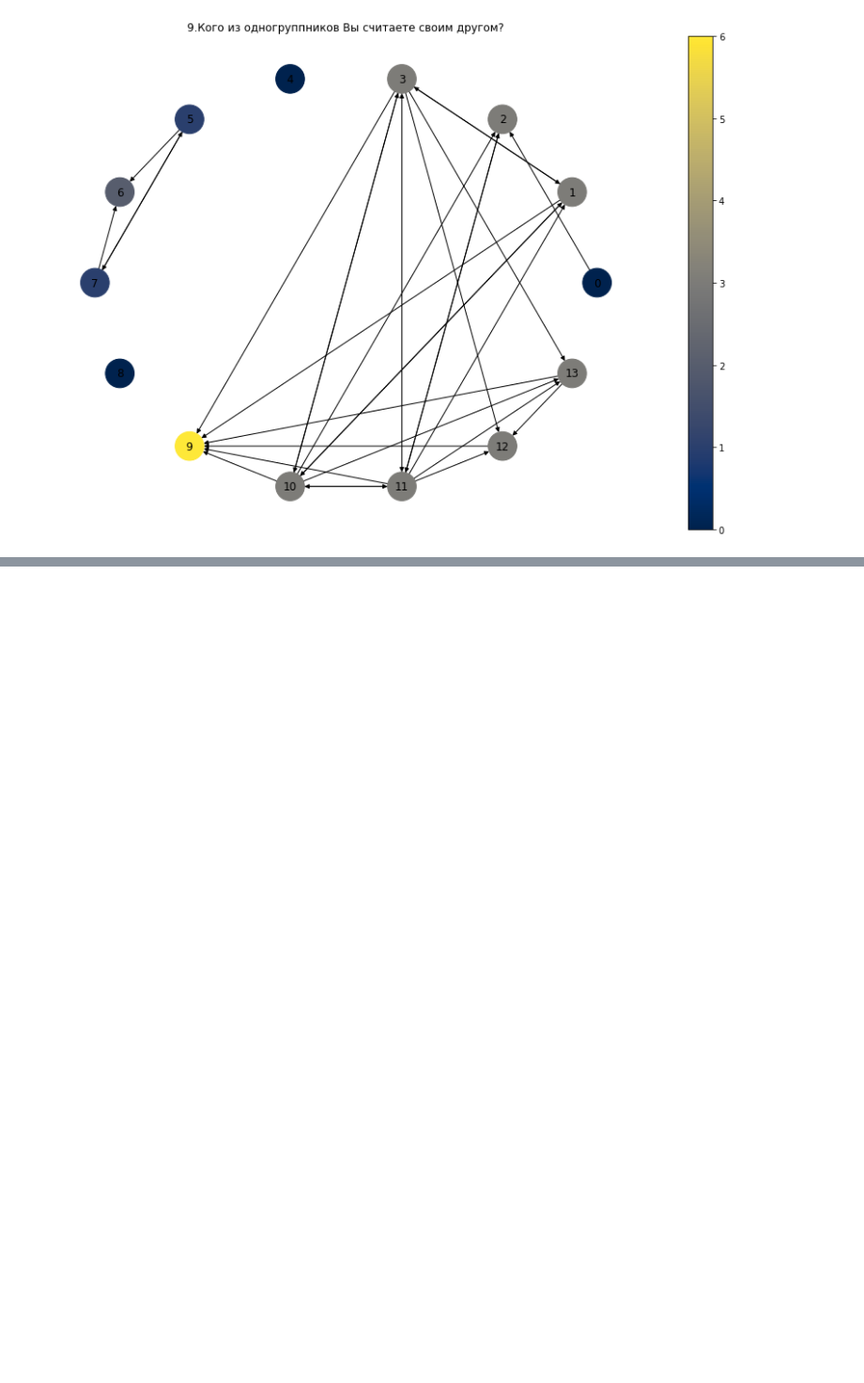
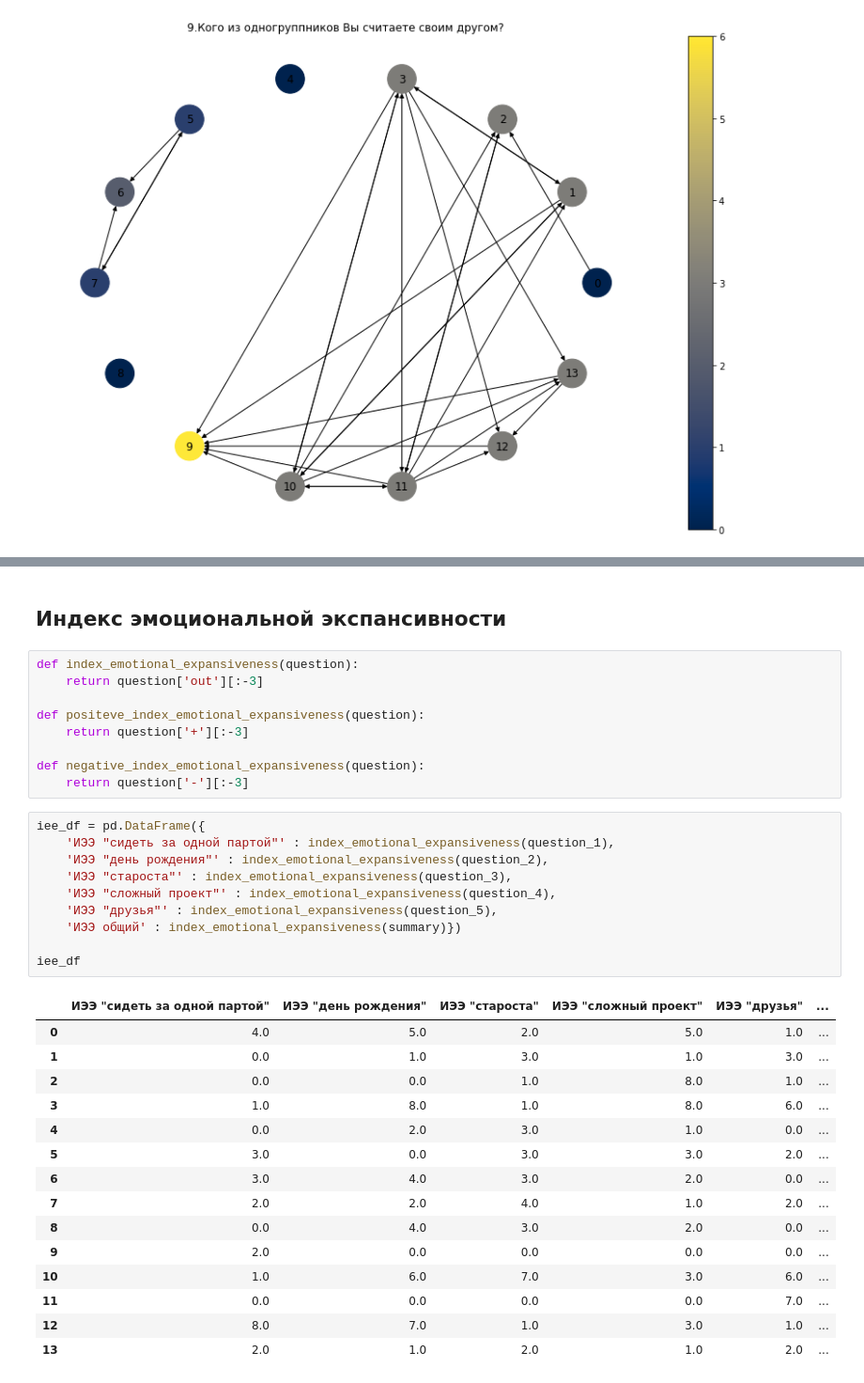
Before and after one commit to aptmess/pm.socio, a Jupyter notebook: code/socio.ipynb, the cells around one changed output, grey strips where cells are left out. Shown: that part at 94% size. Saved outputs shown, nothing was run; the diff lists cells and outputs as text; blank space fills up the shorter version.

```diff
--- a/code/socio.ipynb
+++ b/code/socio.ipynb
@@ -162,0 +204,37 @@ visualisation(M9,'M9')
+# %% [markdown]
+## Индекс эмоциональной экспансивности
+# %%
+def index_emotional_expansiveness(question):
+    return question['out'][:-3]
+
+def positeve_index_emotional_expansiveness(question):
+    return question['+'][:-3]
+
+def negative_index_emotional_expansiveness(question):
+    return question['-'][:-3]
+# %%
+iee_df = pd.DataFrame({
+    'ИЭЭ "сидеть за одной партой"' : index_emotional_expansiveness(question_1),
+    'ИЭЭ "день рождения"' : index_emotional_expansiveness(question_2),
+    'ИЭЭ "староста"' : index_emotional_expansiveness(question_3),
+    'ИЭЭ "сложный проект"' : index_emotional_expansiveness(question_4),
+    'ИЭЭ "друзья"' : index_emotional_expansiveness(question_5),
+    'ИЭЭ общий' : index_emotional_expansiveness(summary)})
+
+iee_df
+# %% [output]
+|  | ИЭЭ "сидеть за одной партой" | ИЭЭ "день рождения" | ИЭЭ "староста" | ИЭЭ "сложный проект" | ИЭЭ "друзья" | ... |
+| 0 | 4.0 | 5.0 | 2.0 | 5.0 | 1.0 | ... |
+| 1 | 0.0 | 1.0 | 3.0 | 1.0 | 3.0 | ... |
+| 2 | 0.0 | 0.0 | 1.0 | 8.0 | 1.0 | ... |
+| 3 | 1.0 | 8.0 | 1.0 | 8.0 | 6.0 | ... |
+| 4 | 0.0 | 2.0 | 3.0 | 1.0 | 0.0 | ... |
+| 5 | 3.0 | 0.0 | 3.0 | 3.0 | 2.0 | ... |
+| 6 | 3.0 | 4.0 | 3.0 | 2.0 | 0.0 | ... |
+| 7 | 2.0 | 2.0 | 4.0 | 1.0 | 2.0 | ... |
+| 8 | 0.0 | 4.0 | 3.0 | 2.0 | 0.0 | ... |
+| 9 | 2.0 | 0.0 | 0.0 | 0.0 | 0.0 | ... |
+| 10 | 1.0 | 6.0 | 7.0 | 3.0 | 6.0 | ... |
+| 11 | 0.0 | 0.0 | 0.0 | 0.0 | 7.0 | ... |
+| 12 | 8.0 | 7.0 | 1.0 | 3.0 | 1.0 | ... |
+| 13 | 2.0 | 1.0 | 2.0 | 1.0 | 2.0 | ... |
```
Also changed, not shown: parts of 23 cells of this notebook.
